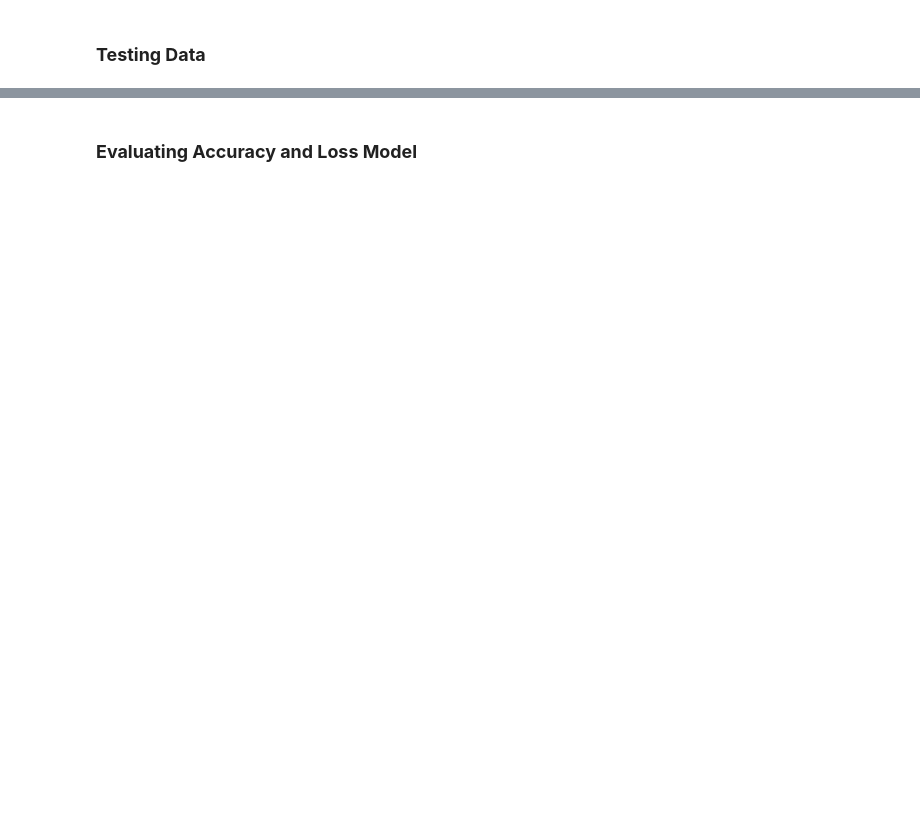
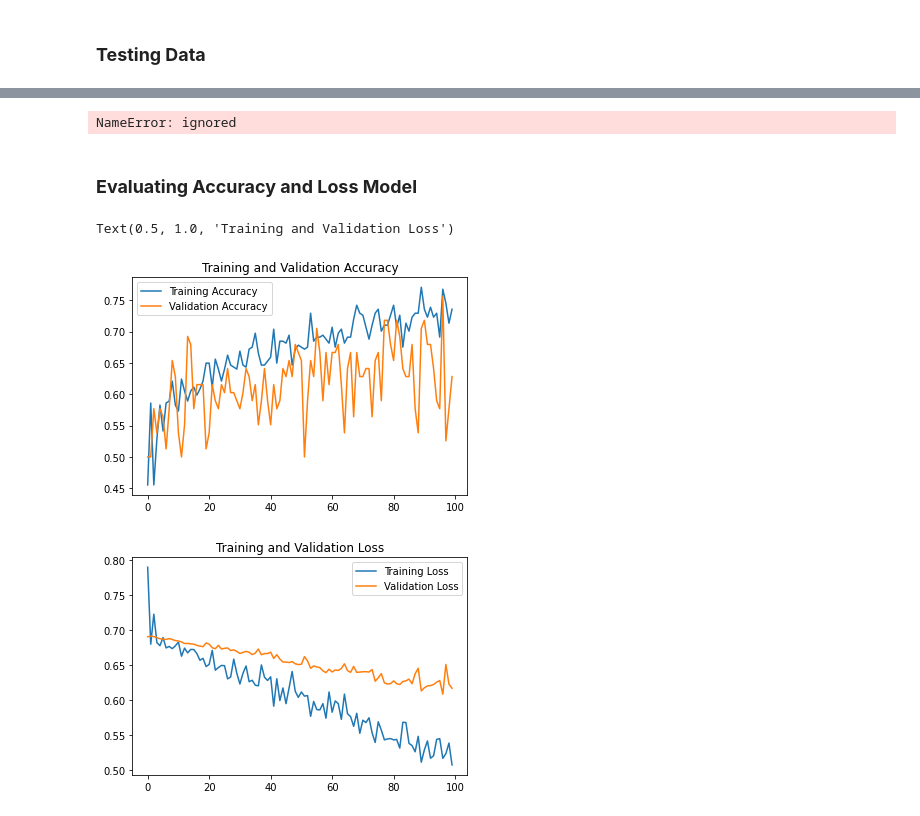
Before and after one commit to nurhabibrs/Capstone-Project-B21-CAP0463, a Jupyter notebook: Anarki.ipynb, the cells around one changed output, grey strips where cells are left out. Saved outputs shown, nothing was run; the diff lists cells and outputs as text; code cells hidden in the pictures; blank space fills up the shorter version.

```diff
--- a/Anarki.ipynb
+++ b/Anarki.ipynb
@@ -145,2 +139,7 @@ Found 26 images belonging to 2 classes.
+# %%
+AUTOTUNE = tf.data.AUTOTUNE
+
+train_data = train_data.cache().shuffle(1000).prefetch(buffer_size=AUTOTUNE)
+validation_data = validation_data.cache().prefetch(buffer_size=AUTOTUNE)
 # %% [markdown]
 ### **Build the Model**
@@ -182,10 +206,9 @@ Non-trainable params: 0
 _________________________________________________________________
 # %% [markdown]
 ### **Training Data**
-# %%
-model.fit(train_generator,
-          validation_data=validation_generator,
-          steps_per_epoch=100,
-          epochs=15,
-          validation_steps=50,
-          verbose=2)
+# %%
+history = model.fit(
+      train_data,
+      epochs=100,
+      validation_data=validation_data,
+      callbacks=[callbacks])
@@ -194,28 +262,33 @@ model.fit(train_generator,
+# %%
+#model.save("my_h5_model.h5")
+joblib.dump(model, 'model.joblib')
+# %% [output]
+NameError: ignored
 # %% [markdown]
 ### **Evaluating Accuracy and Loss Model**
 # %%
-#-----------------------------------------------------------
-# Retrieve a list of list results on training and test data
-# sets for each training epoch
-#-----------------------------------------------------------
-acc      = history.history[     'accuracy' ]
-val_acc  = history.history[ 'val_accuracy' ]
-loss     = history.history[    'loss' ]
-val_loss = history.history['val_loss' ]
+# Visualisasi Hasil Accuracy dan Loss dalam Bentuk Grafik
+acc      = history.history['acc']
+val_acc  = history.history['val_acc']
+loss     = history.history['loss']
+val_loss = history.history['val_loss']
 
-epochs   = range(len(acc)) # Get number of epochs
+epochs   = range(len(acc))
 
-#------------------------------------------------
-# Plot training and validation accuracy per epoch
-#------------------------------------------------
-plt.plot  ( epochs,     acc )
-plt.plot  ( epochs, val_acc )
-plt.title ('Training and validation accuracy')
+# Grafik Akurasi Training dan Validation
+plt.plot  (epochs, acc, label='Training Accuracy')
+plt.plot  (epochs, val_acc, label= 'Validation Accuracy')
+plt.legend(['Training Accuracy', 'Validation Accuracy'])
+plt.title ('Training and Validation Accuracy')
+
 plt.figure()
 
-#------------------------------------------------
-# Plot training and validation loss per epoch
-#------------------------------------------------
-plt.plot  ( epochs,     loss )
-plt.plot  ( epochs, val_loss )
-plt.title ('Training and validation loss'   )
+# Grafik Loss Training dan Validation
+plt.plot  (epochs, loss)
+plt.plot  (epochs, val_loss)
+plt.legend(['Training Loss', 'Validation Loss'])
+plt.title ('Training and Validation Loss')
+# %% [output]
+Text(0.5, 1.0, 'Training and Validation Loss')
+[figure, added]
+[figure, added]
```
Also changed, not shown: parts of 19 cells of this notebook.
